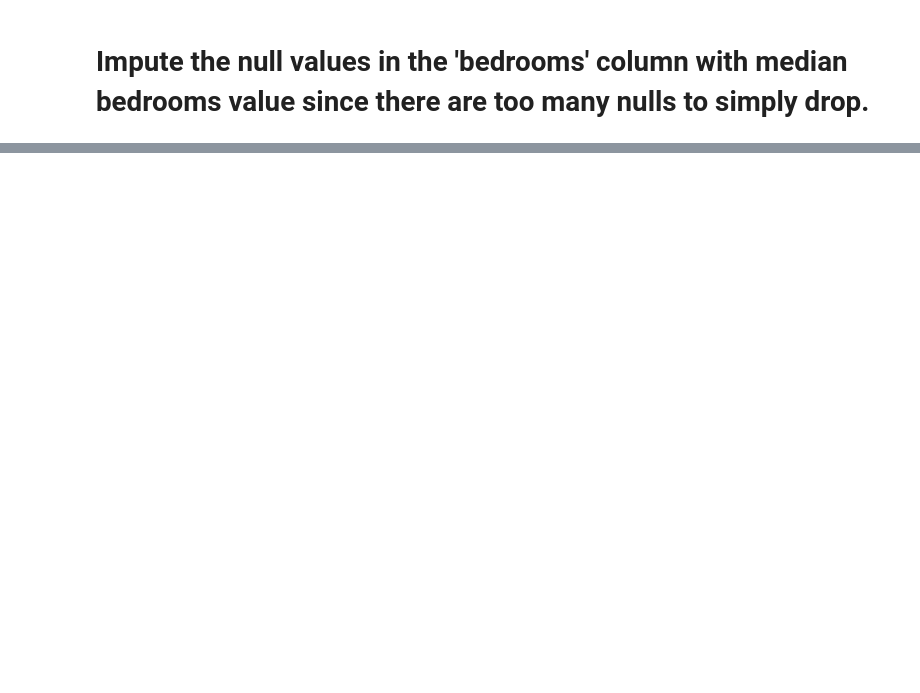
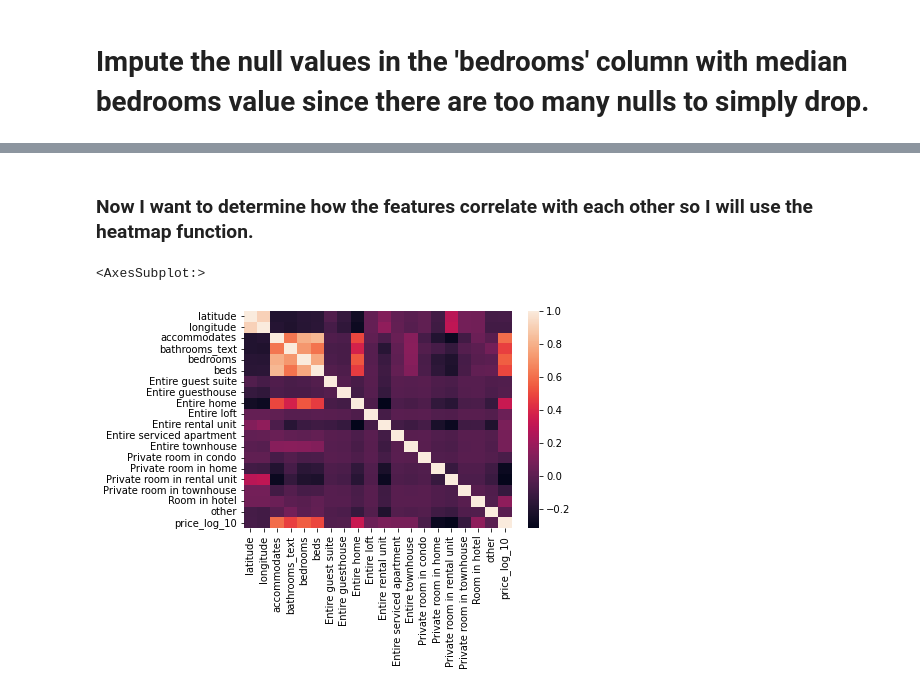
Before and after one commit to roscobosco2745/SpringboardRepo, a Jupyter notebook: Airbnb_project/Capstone_Airbnb_US_Europe.ipynb, the cells around one changed output, grey strips where cells are left out. Cells and saved outputs as stored; diff of their text form; code cells hidden in the pictures; blank space fills up the shorter version.

```diff
--- a/Airbnb_project/Capstone_Airbnb_US_Europe.ipynb
+++ b/Airbnb_project/Capstone_Airbnb_US_Europe.ipynb
@@ -933,0 +1220,3 @@ See the caveats in the documentation: https://pandas.pydata.org/pandas-docs/stab
+# %%
+US_final = pd.concat([US_trim_drop_bath_beds, property_encode], axis = 1)
+US_final.head()
@@ -933,0 +1231,3 @@ See the caveats in the documentation: https://pandas.pydata.org/pandas-docs/stab
+# %%
+US_final = US_final.drop(columns = ['property_type', 'property_type_cleaned'])
+US_final
@@ -933,0 +1250,4 @@ See the caveats in the documentation: https://pandas.pydata.org/pandas-docs/stab
+# %%
+US_final['price_log_10'] = np.log10(US_final['price'])
+# %%
+US_final = US_final.drop(columns = 'price')
@@ -933,0 +1278,7 @@ See the caveats in the documentation: https://pandas.pydata.org/pandas-docs/stab
+# %% [markdown]
+### Now I want to determine how the features correlate with each other so I will use the heatmap function.
+# %%
+sns.heatmap(US_final.corr())
+# %% [output]
+<AxesSubplot:>
+[figure, added]
```
Also changed, not shown: parts of 69 cells of this notebook.
